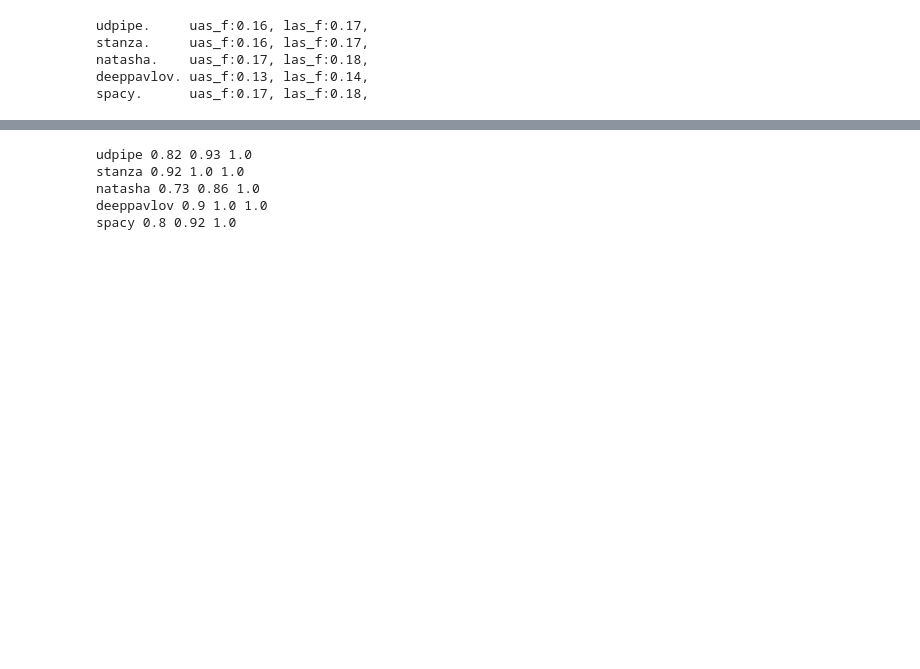
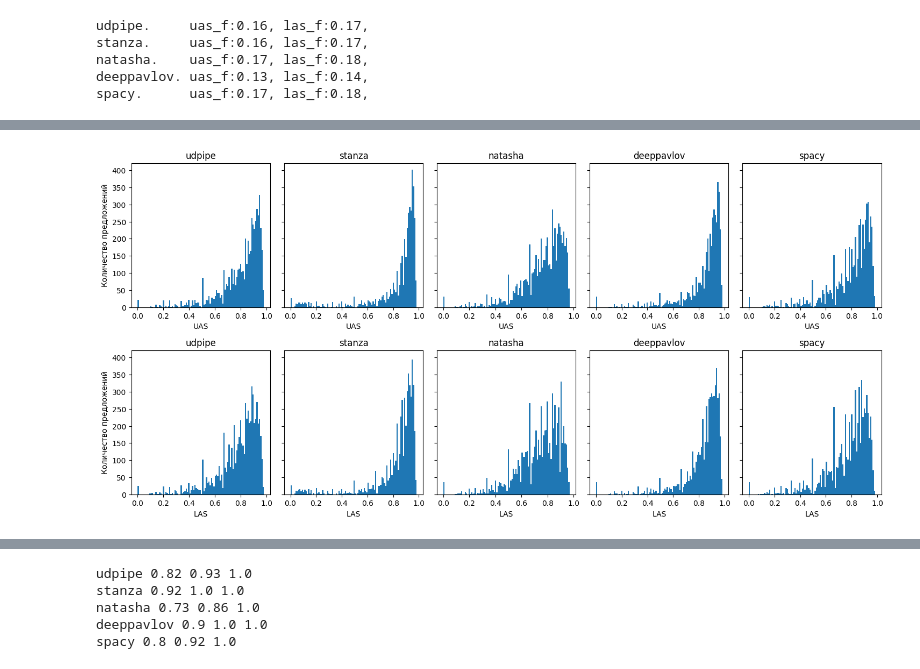
Before and after one commit to Derinhelm/parser_stat, a Jupyter notebook: Russian_parser_statistics.ipynb, the cells around one changed output, grey strips where cells are left out. Drawn from its saved outputs; the diff is of its cells as text; code cells hidden in the pictures; blank space fills up the shorter version.

```diff
--- a/Russian_parser_statistics.ipynb
+++ b/Russian_parser_statistics.ipynb
@@ -334,22 +270,14 @@ spacy. syntagrus>parser:272,  syntagrus<parser:797,  syntagrus<parser:34
 # %%
-align_uas_precision = {}
-align_uas_recall = {}
-align_las_precision = {}
-align_las_recall = {}
 align_uas_f = {}
 align_las_f = {}
 for p in parser_names:
-  align_uas_precision[p] = stat[p]['parent_matched'] / (stat[p]['extra_parser'] + stat[p]['tokenisation_matched'])
-  align_uas_recall[p] = stat[p]['parent_matched'] / (stat[p]['extra_syntagrus'] + stat[p]['tokenisation_matched'])
-  align_las_precision[p] = stat[p]['relation_matched'] / (stat[p]['extra_parser'] + stat[p]['tokenisation_matched'])
-  align_las_recall[p] = stat[p]['relation_matched'] / (stat[p]['extra_syntagrus'] + stat[p]['tokenisation_matched'])
-  align_uas_f[p] = ((2 * align_uas_precision[p] * align_uas_recall[p]) / (align_uas_precision[p] + align_uas_recall[p])).fillna(0.0)
-  align_las_f[p] = ((2 * align_las_precision[p] * align_las_recall[p]) / (align_las_precision[p] + align_las_recall[p])).fillna(0.0)
-align_res = {"uas_precision": align_uas_precision,
-             "uas_recall": align_uas_recall,
-             "uas_f": align_uas_f,
-             "las_precision": align_las_precision,
-             "las_recall": align_las_recall,
+  align_uas_precision = stat[p]['parent_matched'] / (stat[p]['extra_parser'] + stat[p]['tokenisation_matched'])
+  align_uas_recall = stat[p]['parent_matched'] / (stat[p]['extra_syntagrus'] + stat[p]['tokenisation_matched'])
+  align_las_precision = stat[p]['relation_matched'] / (stat[p]['extra_parser'] + stat[p]['tokenisation_matched'])
+  align_las_recall = stat[p]['relation_matched'] / (stat[p]['extra_syntagrus'] + stat[p]['tokenisation_matched'])
+  align_uas_f[p] = ((2 * align_uas_precision * align_uas_recall) / (align_uas_precision + align_uas_recall)).fillna(0.0)
+  align_las_f[p] = ((2 * align_las_precision * align_las_recall) / (align_las_precision + align_las_recall)).fillna(0.0)
+align_res = {"uas_f": align_uas_f,
              "las_f": align_las_f}
 # %%
 for p in parser_names:
@@ -408,0 +395,23 @@ spacy 0.0 0.0
+# %%
+import matplotlib.pyplot as plt
+
+fig, ax = plt.subplots(nrows=2, ncols= len(parser_names), figsize = (18,8), sharey=True)
+plt.subplots_adjust(wspace=0.1, hspace=0.3)
+
+#fig.suptitle('aligned uas/aligned las (f-score), without UAS/LAS=1.0')
+
+for parser_i, p in enumerate(parser_names):
+    ax[0, parser_i].hist([r for r in align_uas_f[p] if r != 1.0], bins=100)
+    ax[0, parser_i].title.set_text(p)
+    ax[0, parser_i].set_xlabel('UAS')
+    ax[1, parser_i].hist([r for r in align_las_f[p] if r != 1.0], bins=100)
+    ax[1, parser_i].title.set_text(p)
+    ax[1, parser_i].set_xlabel('LAS')
+
+ax[0, 0].set_ylabel('Количество предложений')
+ax[1, 0].set_ylabel('Количество предложений')
+
+plt.savefig('uas_las_distributions_without1.0.jpg')
+plt.show()
+# %% [output]
+[figure, added]
```
Also changed, not shown: parts of 79 cells of this notebook.
